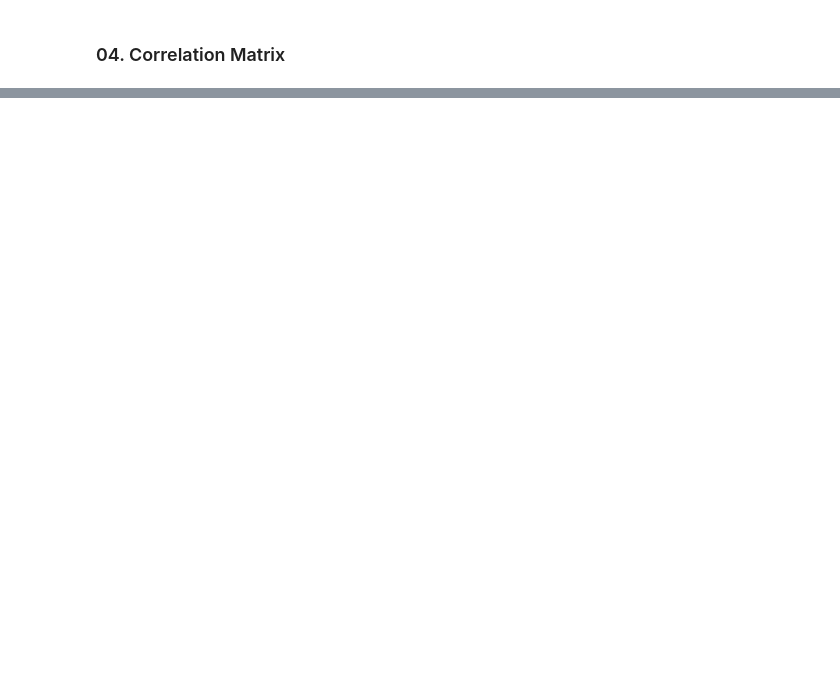
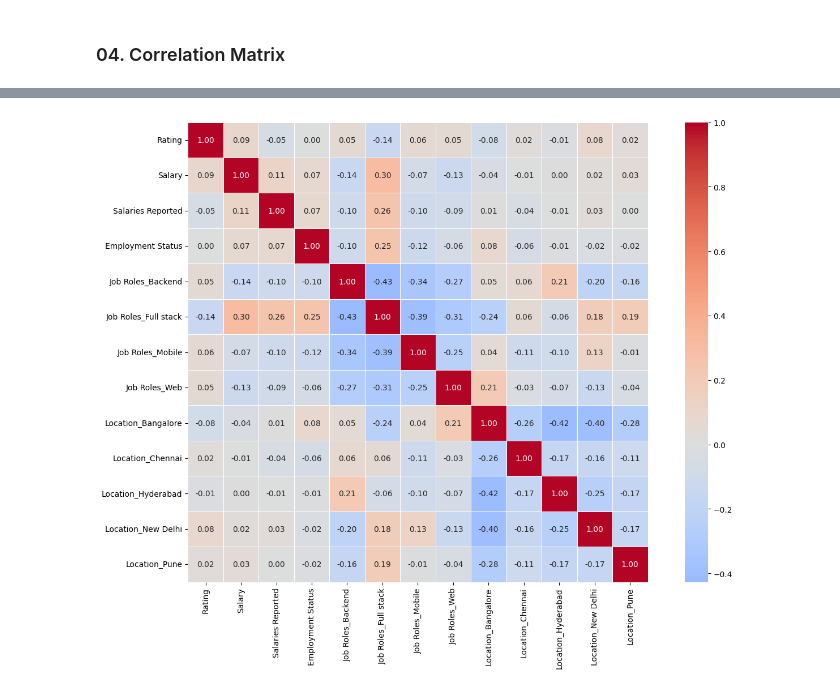
Before and after one commit to savinduthathsara-design/dataanalyticsexercises, a Jupyter notebook: Exercisesset02.ipynb, the cells around one changed output, grey strips where cells are left out. Cells and saved outputs as stored; diff of their text form; code cells hidden in the pictures; blank space fills up the shorter version.

```diff
--- a/Exercisesset02.ipynb
+++ b/Exercisesset02.ipynb
@@ -605,0 +656,9 @@ df.corr(numeric_only=True)
+# %%
+q25 = df['Salary'].quantile(0.25)
+q50 = df['Salary'].quantile(0.50)
+q75 = df['Salary'].quantile(0.75)
+
+bottom_25     = df[df['Salary'] <= q25]
+below_average = df[(df['Salary'] > q25) & (df['Salary'] <= q50)]
+above_average = df[(df['Salary'] > q50) & (df['Salary'] <= q75)]
+top_25        = df[df['Salary'] > q75]
@@ -605,0 +706,9 @@ df.corr(numeric_only=True)
+# %%
+# Below Average correlation
+corr_below_average = below_average.corr(numeric_only=True)
+plt.figure(figsize=(14, 10))
+sns.heatmap(corr_below_average, annot=True, fmt='.2f', cmap='coolwarm', center=0,
+            linewidths=0.5, square=True)
+plt.tight_layout()
+# %% [output]
+[figure, added]
```
Also changed, not shown: parts of 22 cells of this notebook.
